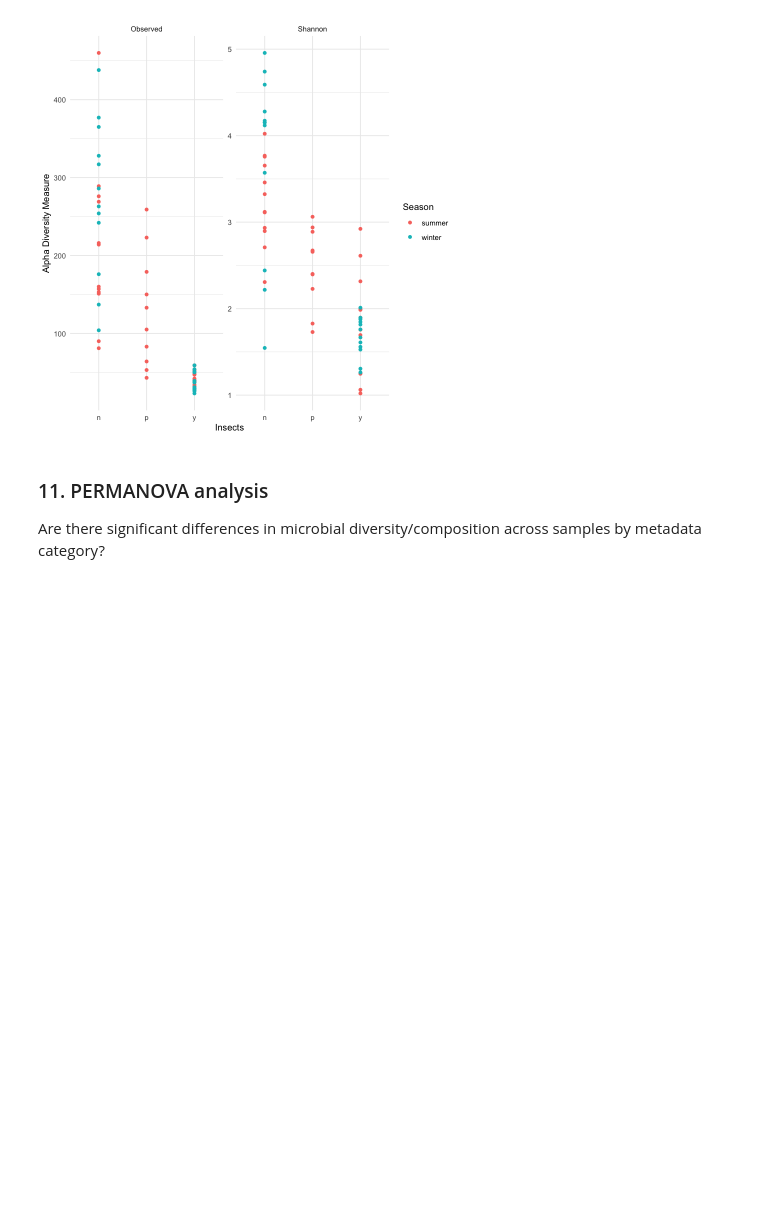
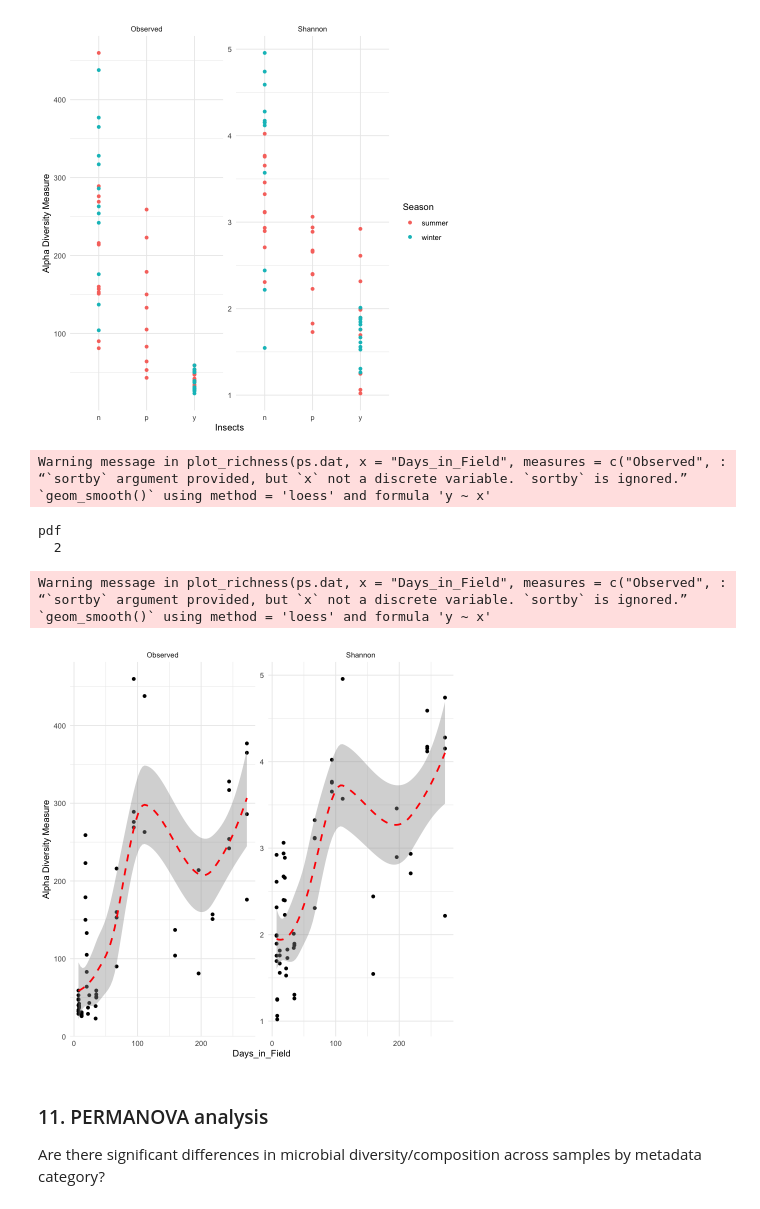
Before and after one commit to aemann01/necrobiome, a Jupyter notebook: 02-analysis/analyses.ipynb, the cells around one changed output. Drawn from its saved outputs; the diff is of its cells as text; code cells hidden in the pictures; blank space fills up the shorter version.

```diff
--- a/02-analysis/analyses.ipynb
+++ b/02-analysis/analyses.ipynb
@@ -438,6 +450,22 @@ data:  adiv[grepl("W", rownames(adiv)), ]$Observed and adiv[grepl("S", rownames(
 W = 407, p-value = 0.9937
 alternative hypothesis: true location shift is not equal to 0
 [figure]
+# %%
+# diversity over time in field
+pdf("adiv_days_in_field.pdf")
+plot_richness(ps.dat, x = "Days_in_Field", measures=c("Observed", "Shannon"), sortby = "Shannon") + theme_minimal() + geom_smooth(linetype = 2, colour = "red")
+dev.off()
+plot_richness(ps.dat, x = "Days_in_Field", measures=c("Observed", "Shannon"), sortby = "Shannon") + theme_minimal() + geom_smooth(linetype = 2, colour = "red")
+# %% [output]
+Warning message in plot_richness(ps.dat, x = "Days_in_Field", measures = c("Observed", :
+“`sortby` argument provided, but `x` not a discrete variable. `sortby` is ignored.”
+`geom_smooth()` using method = 'loess' and formula 'y ~ x'
+pdf
+  2
+Warning message in plot_richness(ps.dat, x = "Days_in_Field", measures = c("Observed", :
+“`sortby` argument provided, but `x` not a discrete variable. `sortby` is ignored.”
+`geom_smooth()` using method = 'loess' and formula 'y ~ x'
+[figure, added]
 # %% [markdown]
 ### 11. PERMANOVA analysis
 Are there significant differences in microbial diversity/composition across samples by metadata category?
```
Also changed, not shown: parts of 49 cells of this notebook.
